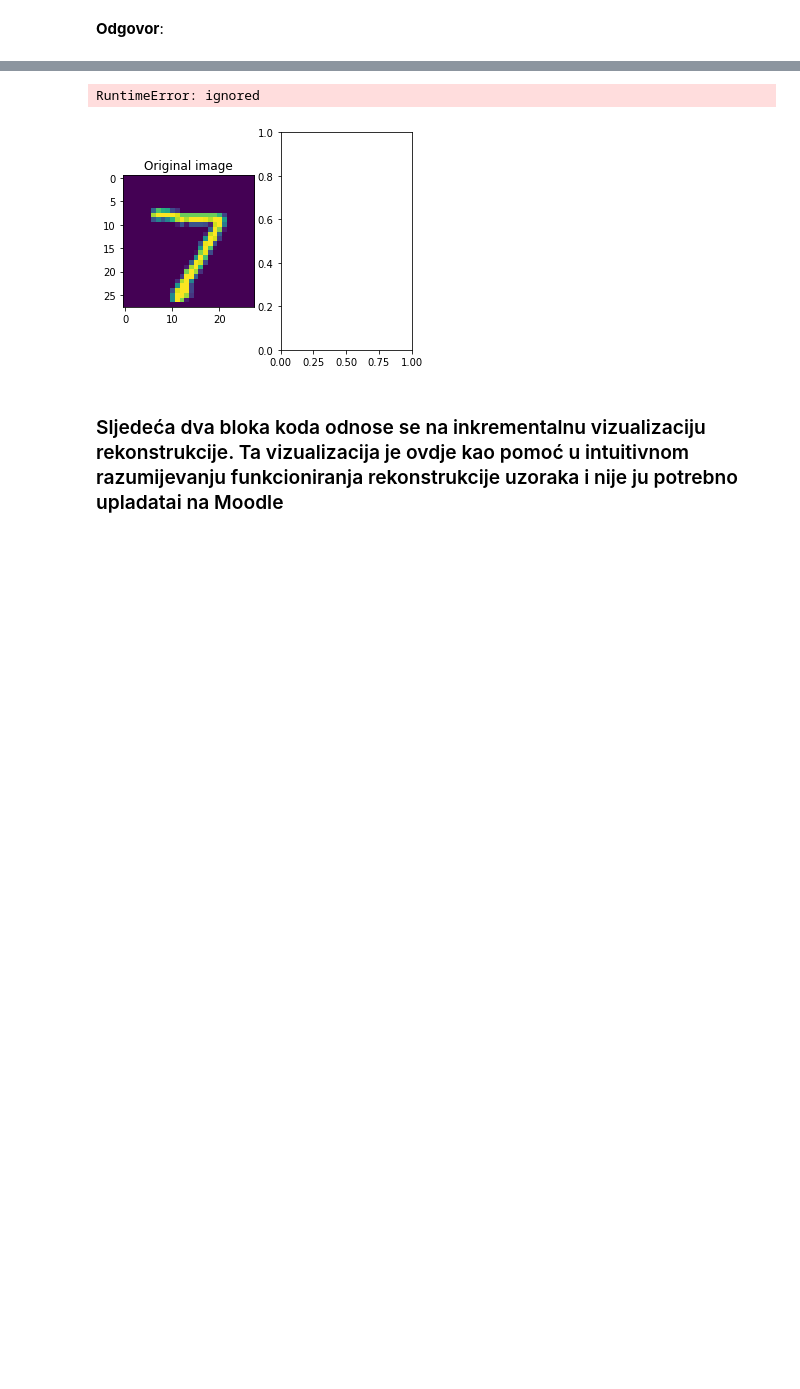
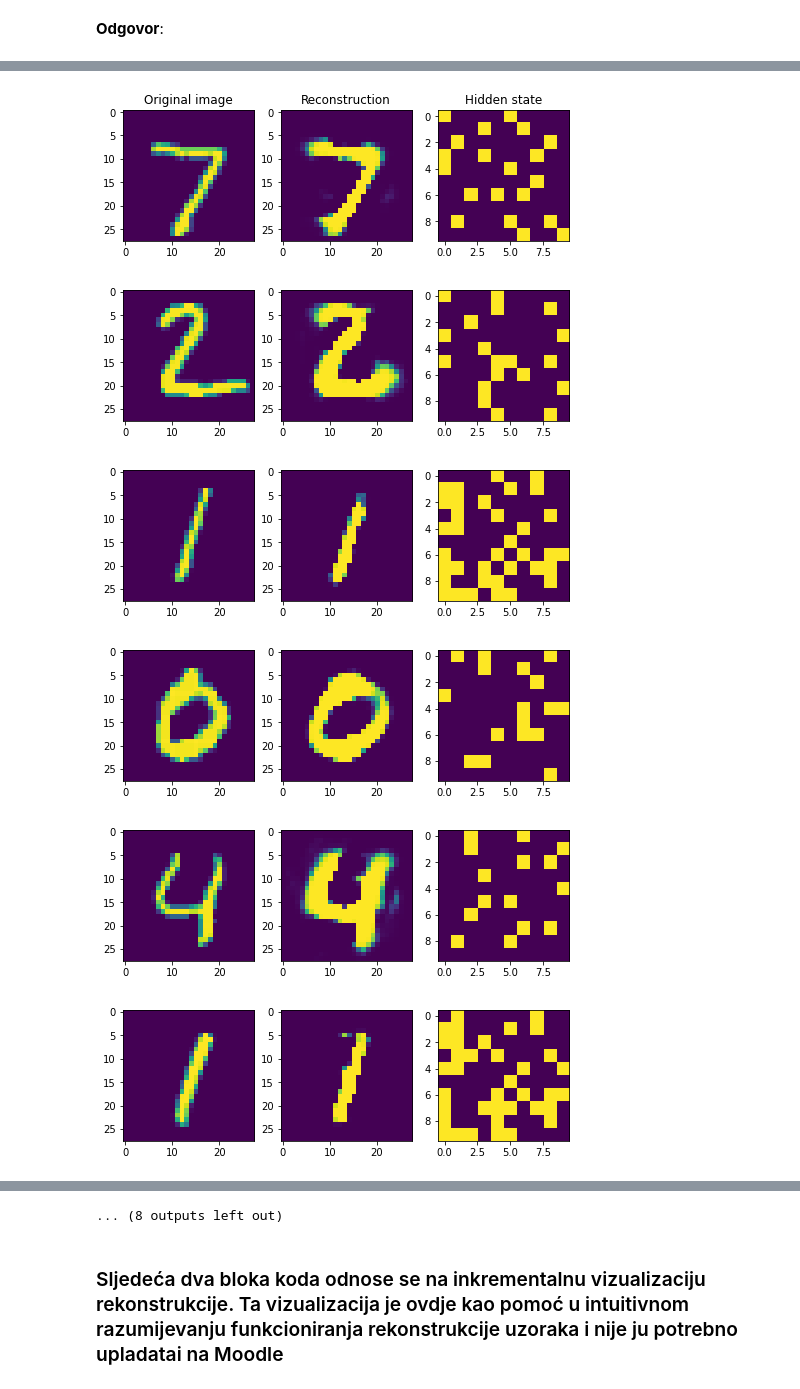
Before and after one commit to dinogrgic1/fer-deep-learning-2-labs, a Jupyter notebook: lab3/lab3.ipynb, the cells around one changed output, grey strips where cells are left out. Cells and saved outputs as stored; diff of their text form; code cells hidden in the pictures; blank space fills up the shorter version.

```diff
--- a/lab3/lab3.ipynb
+++ b/lab3/lab3.ipynb
@@ -319,26 +315,32 @@ visualize_RBM_weights(model.W.data, 10, 10)
 # %%
 sample, _ = next(iter(test_loader))
 sample = sample.view(-1, 784)
 
 for idx in range(0, 20):
     h0_prob, h0, h1_prob, h1, v1_prob, v1 = model(sample)
 
 
     plt.figure(figsize=(8, 4), facecolor='w')
     plt.subplot(1, 3, 1)
-    plt.imshow(sample[idx, ...].view(28, 28).cpu())
+    plt.imshow(sample[idx, ...].view(28, 28))
     if idx == 0:
         plt.title("Original image")
 
     plt.subplot(1, 3, 2)
     recon_image = v1_prob[idx, ...].view(28, 28)
-    plt.imshow(recon_image.cpu().data)
+    plt.imshow(recon_image.data)
     if idx == 0:
         plt.title("Reconstruction")
 
     plt.subplot(1, 3, 3)
     state_image = h1[idx, ...].view(10, 10)
-    plt.imshow(state_image.cpu().data)
+    plt.imshow(state_image.data)
     if idx == 0:
         plt.title("Hidden state")
 # %% [output]
+[figure, new version]
+[figure, added]
+[figure, added]
+[figure, added]
+[figure, added]
+[figure, added]
@@ -345,5 +353,4 @@ for idx in range(0, 20):
-RuntimeError: ignored
+... (8 outputs left out)
-[figure, old version]
 # %% [markdown]
 ### Sljedeća dva bloka koda odnose se na inkrementalnu vizualizaciju rekonstrukcije. Ta vizualizacija je ovdje kao pomoć u intuitivnom razumijevanju funkcioniranja rekonstrukcije uzoraka i nije ju potrebno upladatai na Moodle
 # %%
```
Also changed, not shown: parts of 13 cells of this notebook, 2 other files.
